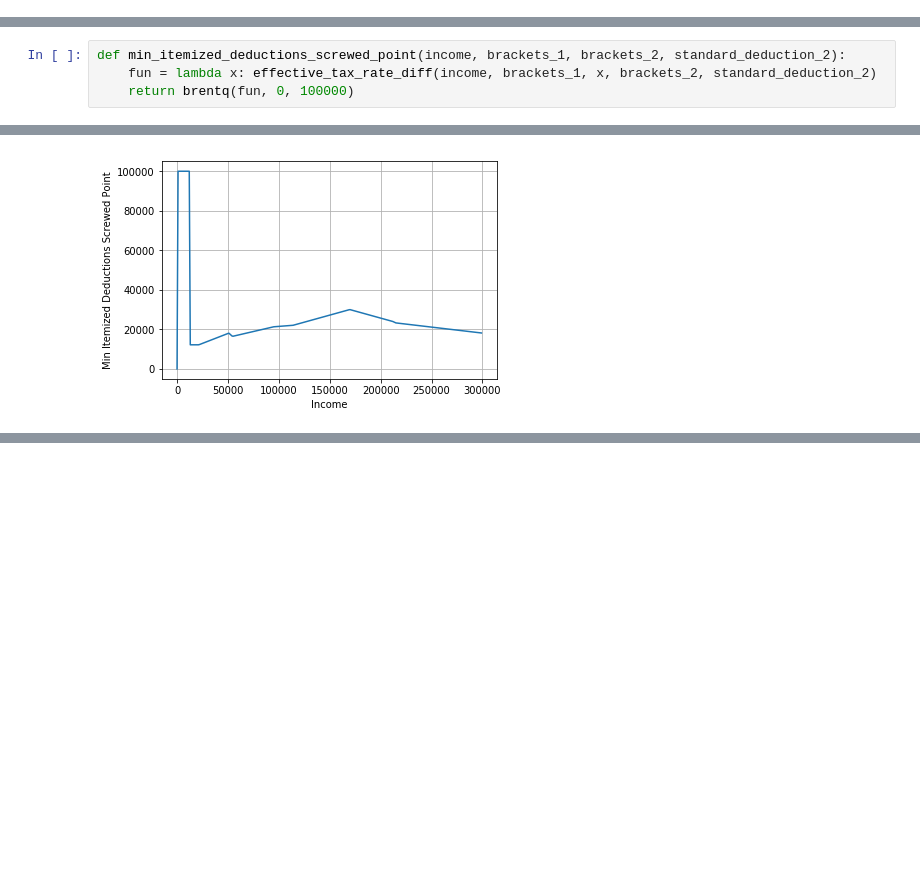
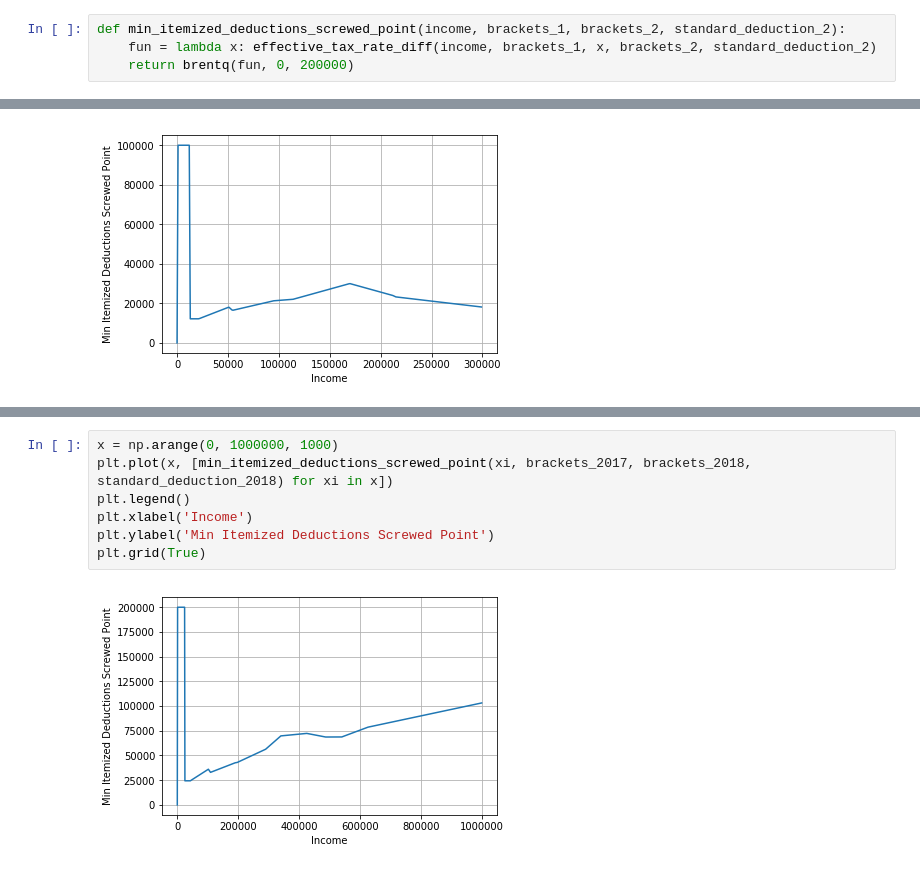
Before and after one commit to allensussman/Notebooks, a Jupyter notebook: Tax_rate_changes.ipynb, the cells around one changed output, grey strips where cells are left out. Drawn from its saved outputs; the diff is of its cells as text; blank space fills up the shorter version.

```diff
--- a/Tax_rate_changes.ipynb
+++ b/Tax_rate_changes.ipynb
@@ -41,3 +23,7 @@ def effective_tax_rate(income, brackets, deduction=0):
 # %%
 def effective_tax_rate_diff(income, brackets_1, deductions_1, brackets_2, deductions_2):
     return effective_tax_rate(income, brackets_2, deductions_2)-effective_tax_rate(income, brackets_1, deductions_1)
+# %%
+def min_itemized_deductions_screwed_point(income, brackets_1, brackets_2, standard_deduction_2):
+    fun = lambda x: effective_tax_rate_diff(income, brackets_1, x, brackets_2, standard_deduction_2)
+    return brentq(fun, 0, 200000)
@@ -65,10 +71,6 @@ plt.ylabel('Effective Tax Rate Difference')
 plt.grid(True)
 # %% [output]
 [figure]
-# %%
-def min_itemized_deductions_screwed_point(income, brackets_1, brackets_2, standard_deduction_2):
-    fun = lambda x: effective_tax_rate_diff(income, brackets_1, x, brackets_2, standard_deduction_2)
-    return brentq(fun, 0, 100000)
 # %%
 x = np.arange(0, 1000000, 1000)
 plt.plot(x, [min_itemized_deductions_screwed_point(xi, brackets_2017, brackets_2018, standard_deduction_2018) for xi in x])
@@ -89,0 +136,9 @@ plt.grid(True)
+# %%
+x = np.arange(0, 1000000, 1000)
+plt.plot(x, [min_itemized_deductions_screwed_point(xi, brackets_2017, brackets_2018, standard_deduction_2018) for xi in x])
+plt.legend()
+plt.xlabel('Income')
+plt.ylabel('Min Itemized Deductions Screwed Point')
+plt.grid(True)
+# %% [output]
+[figure, added]
```
Also changed, not shown: parts of 8 cells of this notebook.
